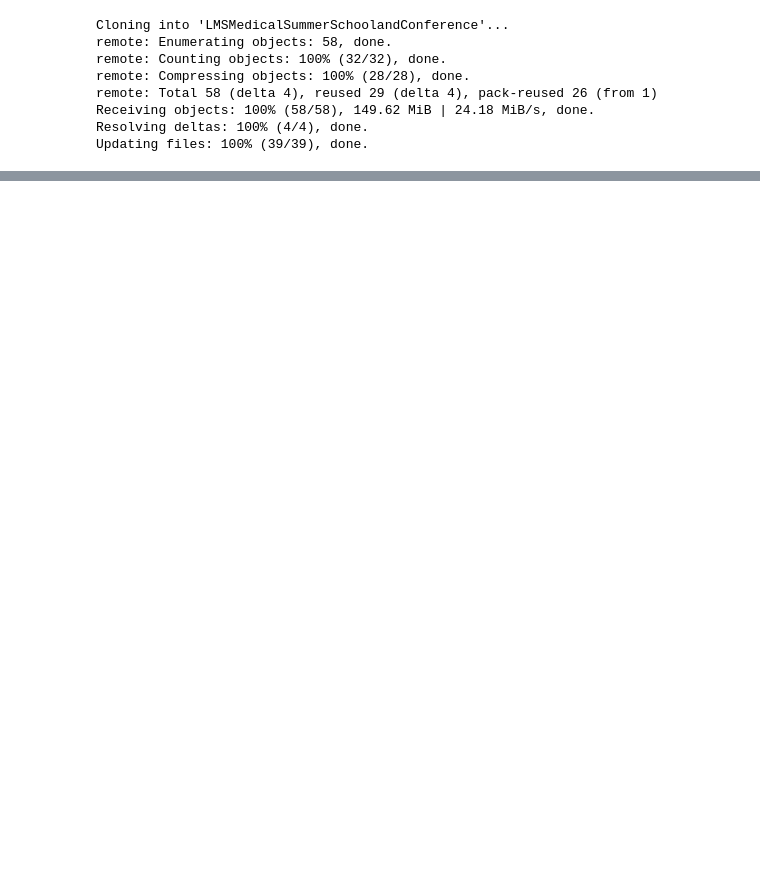
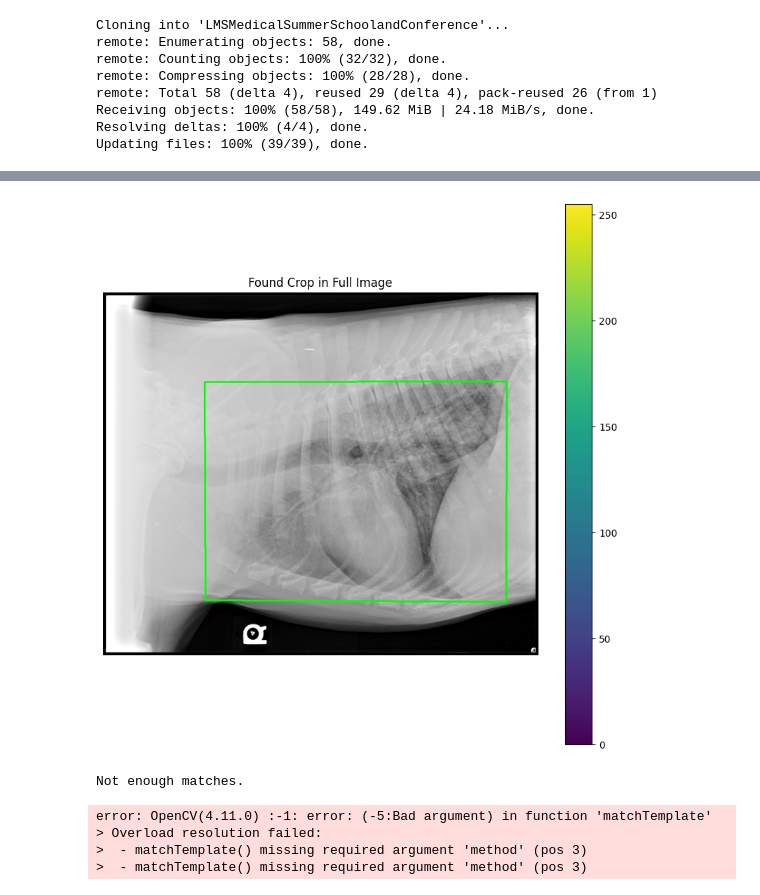
Before and after one commit to Amino21786/LMSMedicalSummerSchoolandConference, a Jupyter notebook: Summer School/CXRSChallenge/ORB.ipynb, the cells around one changed output, grey strips where cells are left out. Cells and saved outputs as stored; diff of their text form; code cells hidden in the pictures; blank space fills up the shorter version.

```diff
--- a/Summer School/CXRSChallenge/ORB.ipynb
+++ b/Summer School/CXRSChallenge/ORB.ipynb
@@ -175,0 +359,26 @@ df
+# %%
+corners, no_matches = find_crop_in_full(image_crop = "imagespdf/pdf1_img1.jpg", image_full = "imagesdicom/pydicom1_img2.jpg", visualize=True)
+# %% [output]
+[figure, added]
+# %%
+pdf_filenames = []
+dicom_filenames = []
+
+pdf2_img1_path = "imagespdf/pdf2_img1.jpg"
+dicom2_img1_path = "imagesdicom/pydicom1_img2.jpg"
+
+crop_results = find_crop_in_full(pdf2_img1_path, dicom2_img1_path, visualize=True)
+# %% [output]
+Not enough matches.
+# %%
+#template matching
+pdf_img = cv2.imread("imagespdf/pdf2_img1.png")
+dicom_img = cv2.imread("imagesdicom/pydicom1_img1.png")
+#img_pdf_gray = cv2.cvtColor(pdf2_img1, cv2.COLOR_BGR2GRAY)
+#img_dicom_gray = cv2.cvtColor(dicom1_img1, cv2.COLOR_BGR2GRAY)
+result = cv2.matchTemplate(pdf_img, dicom_img)
+# %% [output]
+error: OpenCV(4.11.0) :-1: error: (-5:Bad argument) in function 'matchTemplate'
+> Overload resolution failed:
+>  - matchTemplate() missing required argument 'method' (pos 3)
+>  - matchTemplate() missing required argument 'method' (pos 3)
```
Also changed, not shown: parts of 6 cells of this notebook, 4 other files.
